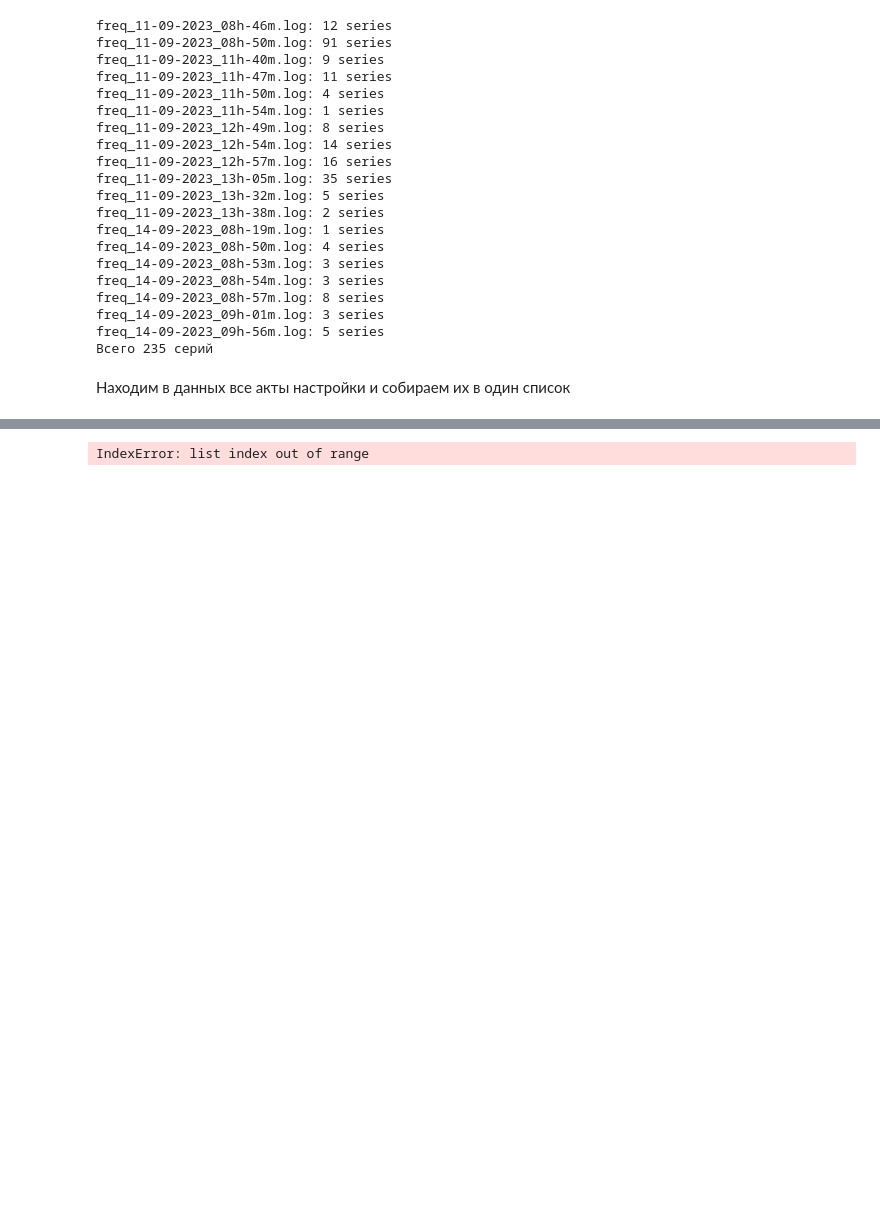
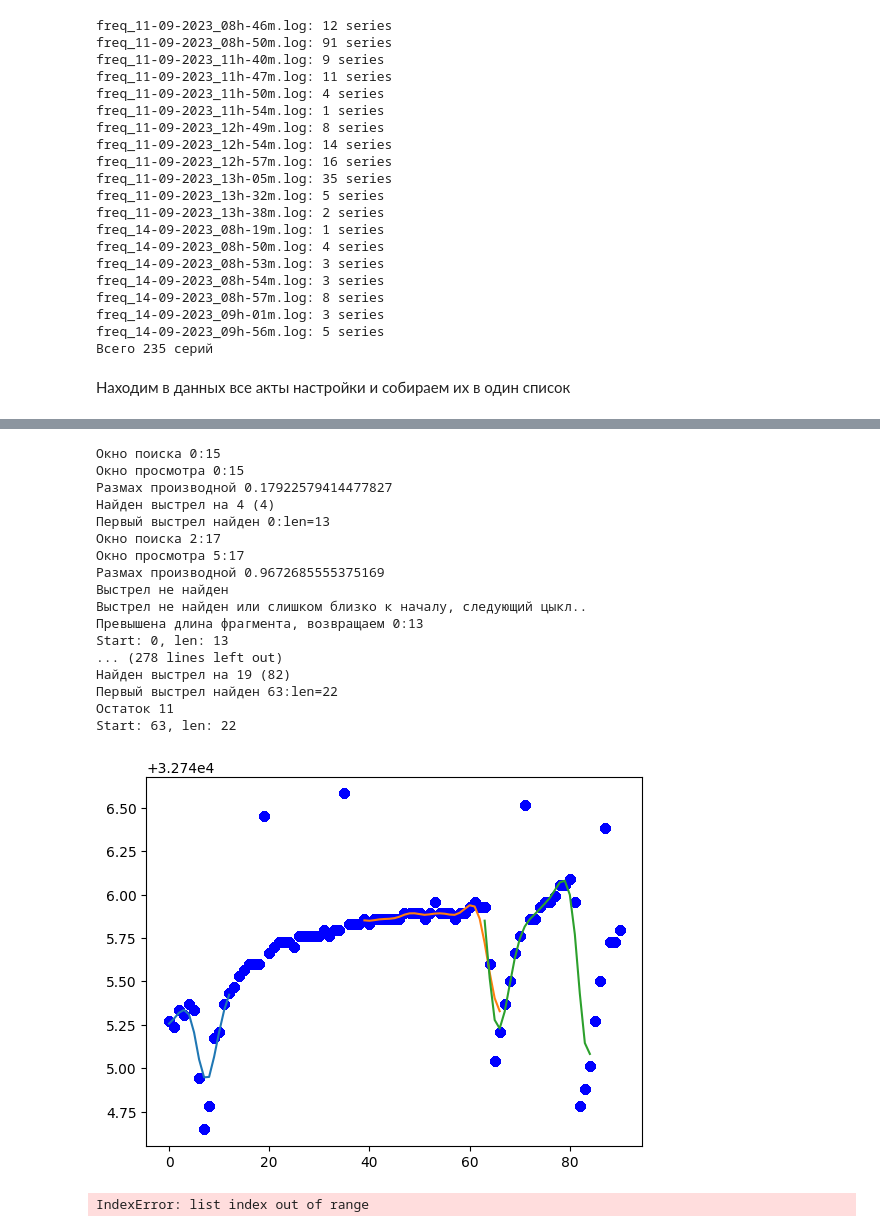
Before and after one commit to ololoshka2871/laser-precision-adjust, a Jupyter notebook: find_shot/analise_all_data.ipynb, the cells around one changed output, grey strips where cells are left out. Drawn from its saved outputs; the diff is of its cells as text; code cells hidden in the pictures; blank space fills up the shorter version.

```diff
--- a/find_shot/analise_all_data.ipynb
+++ b/find_shot/analise_all_data.ipynb
@@ -130,3 +135,29 @@ describe_fragment(serie)
+# %%
+for s in serie:
+    plt.plot(sl, 'bo')
+generator = iter(sl)
+for (start, points) in fragment_iterator(generator, 1.0, 30):
+    print(f'-> Start: {start}, len: {len(points)}')
+    plt.plot(range(start, start + len(points)), points, '-')
+# %% [output]
+Окно поиска 0:15
+Окно просмотра 0:15
+Размах производной 0.17922579414477827
+Найден выстрел на 4 (4)
+Первый выстрел найден 0:len=13
+Окно поиска 2:17
+Окно просмотра 5:17
+Размах производной 0.9672685555375169
+Выстрел не найден
+Выстрел не найден или слишком близко к началу, следующий цыкл..
+Превышена длина фрагмента, возвращаем 0:13
+Start: 0, len: 13
+... (278 lines left out)
+Найден выстрел на 19 (82)
+Первый выстрел найден 63:len=22
+Остаток 11
+Start: 63, len: 22
+[figure, added]
 # %%
 fragments = list(find_fragments_in_serie(serie))
 
```
Also changed, not shown: parts of 7 cells of this notebook, 1 other file.
